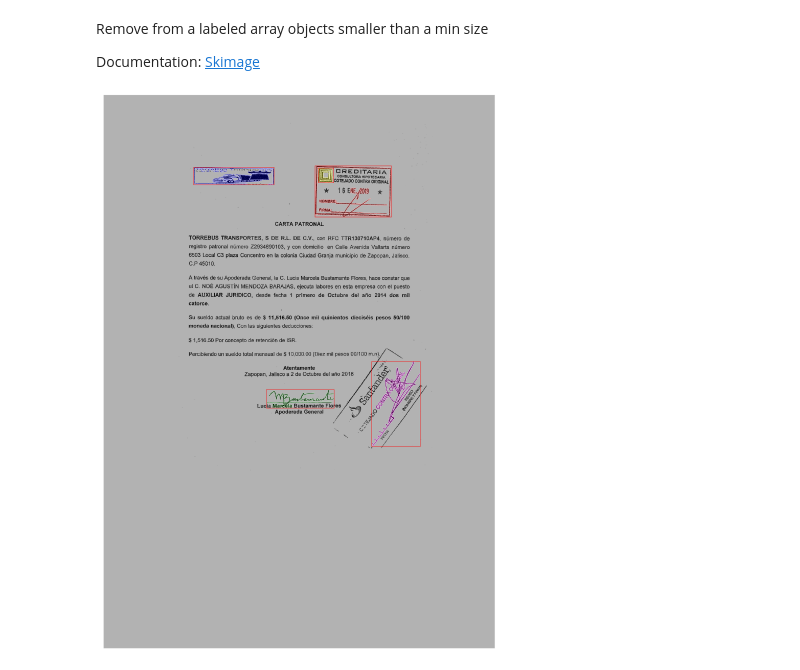
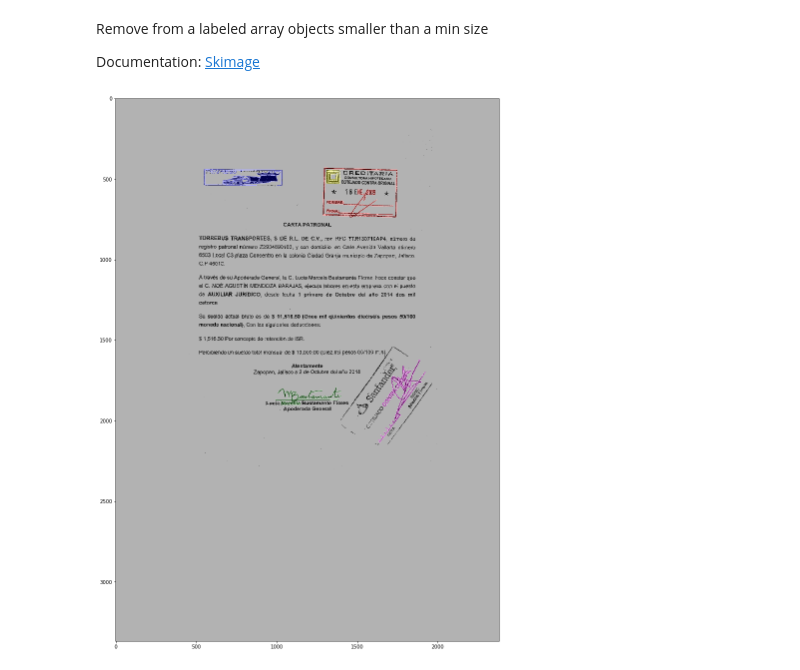
Before and after one commit to danton-taiger/signature-extractor, a Jupyter notebook: Documentation.ipynb, the cells around one changed output. Drawn from its saved outputs; the diff is of its cells as text; code cells hidden in the pictures.

```diff
--- a/Documentation.ipynb
+++ b/Documentation.ipynb
@@ -122,11 +122,9 @@ Documentation: [Skimage](https://scikit-image.org/docs/dev/api/skimage.morpholog
 a4_constant = get_a4_constant(blobs_labels, 300)
 b = morphology.remove_small_objects(blobs_labels, a4_constant)
 # %%
-image_label_overlay = label2rgb(label_image, image=image, bg_label=0)
+image_label_overlay = label2rgb(b, image=original, bg_label=0)
 plt.figure(figsize=(40,20))
 plt.imshow(image_label_overlay)
 plt.show()
+# %% [output]
+[figure, added]
-# %%
-draw_bbox(b, original)
-# %% [output]
-[figure, removed]
```
